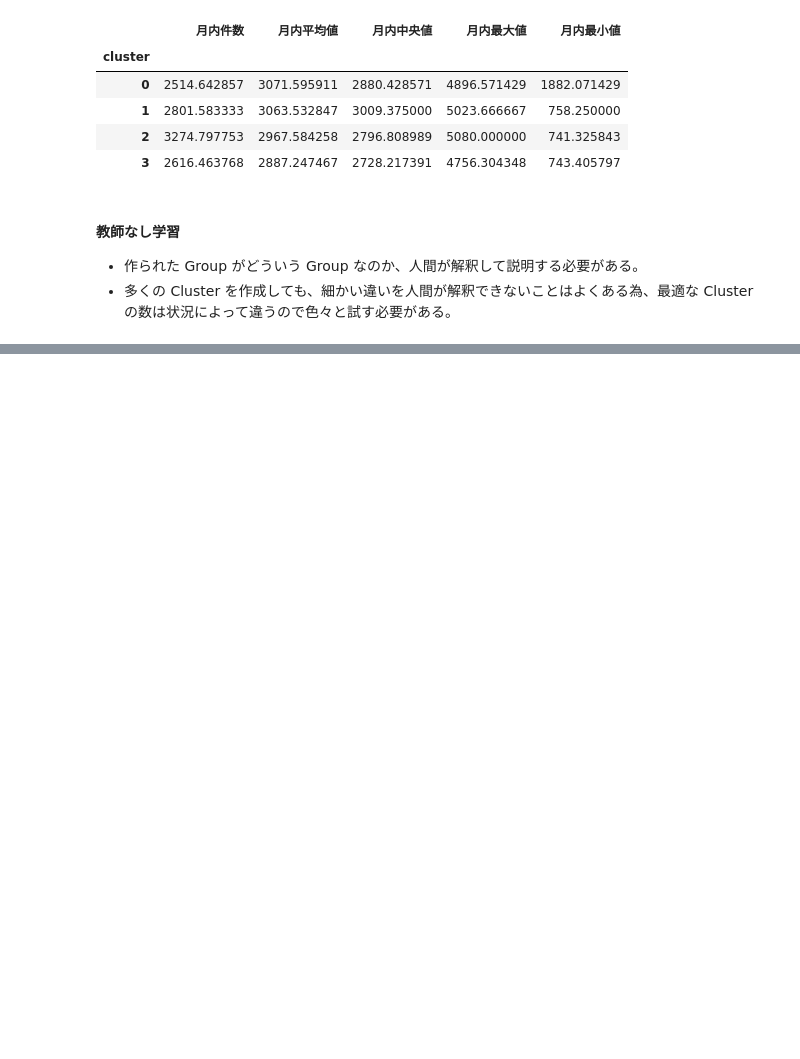
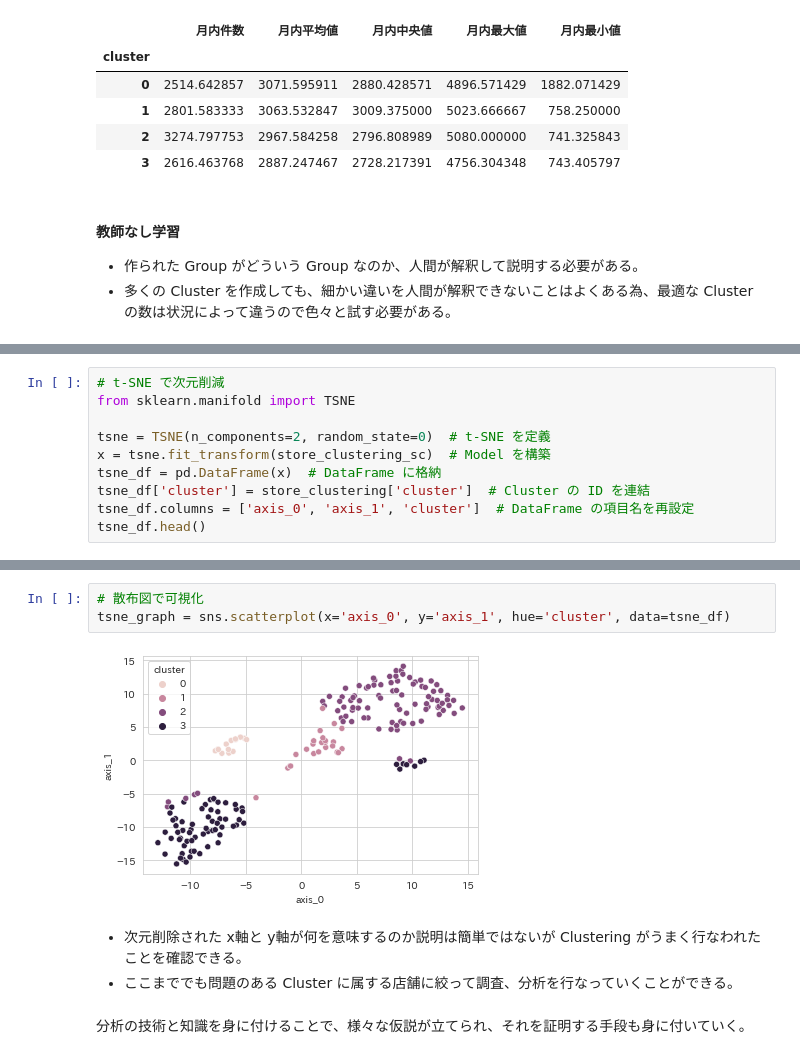
Before and after one commit to 1024xx4/machine_learning_system_100_knocks, a Jupyter notebook: section2/section2.ipynb, the cells around one changed output, grey strips where cells are left out. Saved outputs shown, nothing was run; the diff lists cells and outputs as text; blank space fills up the shorter version.

Commit message:
Feat: Clustering 結果を t-SNE で可視化する#3

```diff
--- a/section2/section2.ipynb
+++ b/section2/section2.ipynb
@@ -379,0 +385,10 @@ store_clustering.groupby('cluster').mean()
+# %%
+# t-SNE で次元削減
+from sklearn.manifold import TSNE
+
+tsne = TSNE(n_components=2, random_state=0)  # t-SNE を定義
+x = tsne.fit_transform(store_clustering_sc)  # Model を構築
+tsne_df = pd.DataFrame(x)  # DataFrame に格納
+tsne_df['cluster'] = store_clustering['cluster']  # Cluster の ID を連結
+tsne_df.columns = ['axis_0', 'axis_1', 'cluster']  # DataFrame の項目名を再設定
+tsne_df.head()
@@ -379,0 +402,10 @@ store_clustering.groupby('cluster').mean()
+# %%
+# 散布図で可視化
+tsne_graph = sns.scatterplot(x='axis_0', y='axis_1', hue='cluster', data=tsne_df)
+# %% [output]
+[figure, added]
+# %% [markdown]
+- 次元削除された x軸と y軸が何を意味するのか説明は簡単ではないが Clustering がうまく行なわれたことを確認できる。
+- ここまででも問題のある Cluster に属する店舗に絞って調査、分析を行なっていくことができる。
+# %% [markdown]
+分析の技術と知識を身に付けることで、様々な仮説が立てられ、それを証明する手段も身に付いていく。
```
Also changed, not shown: parts of 2 cells of this notebook.
